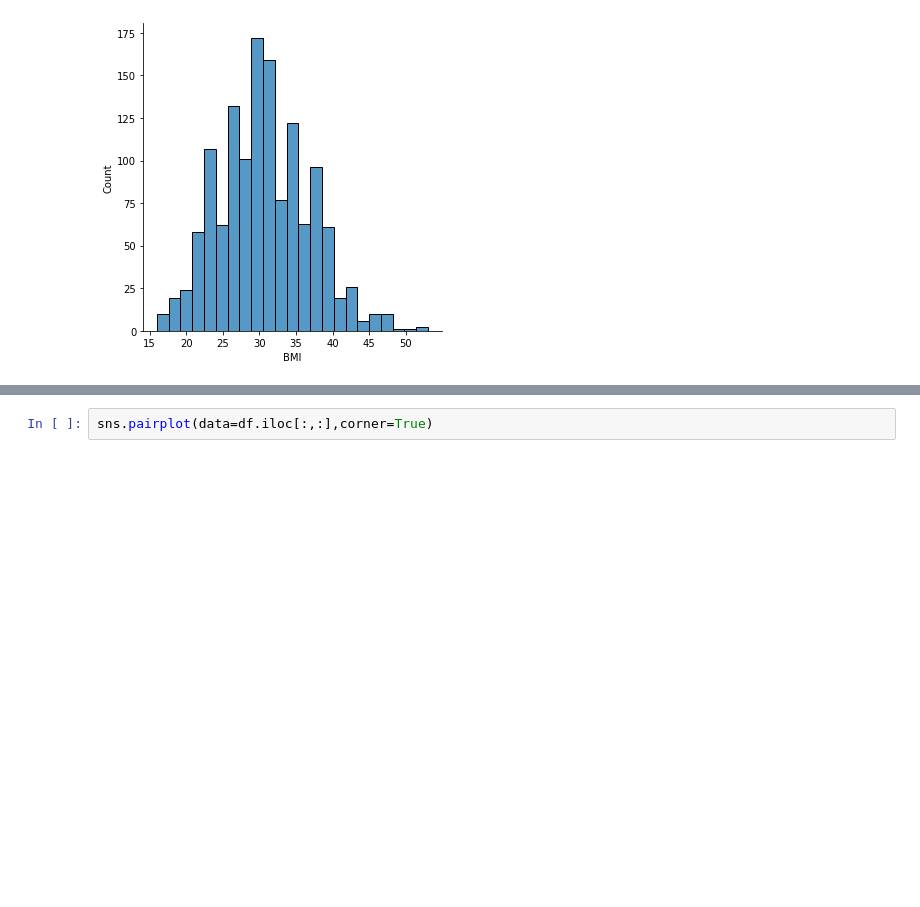
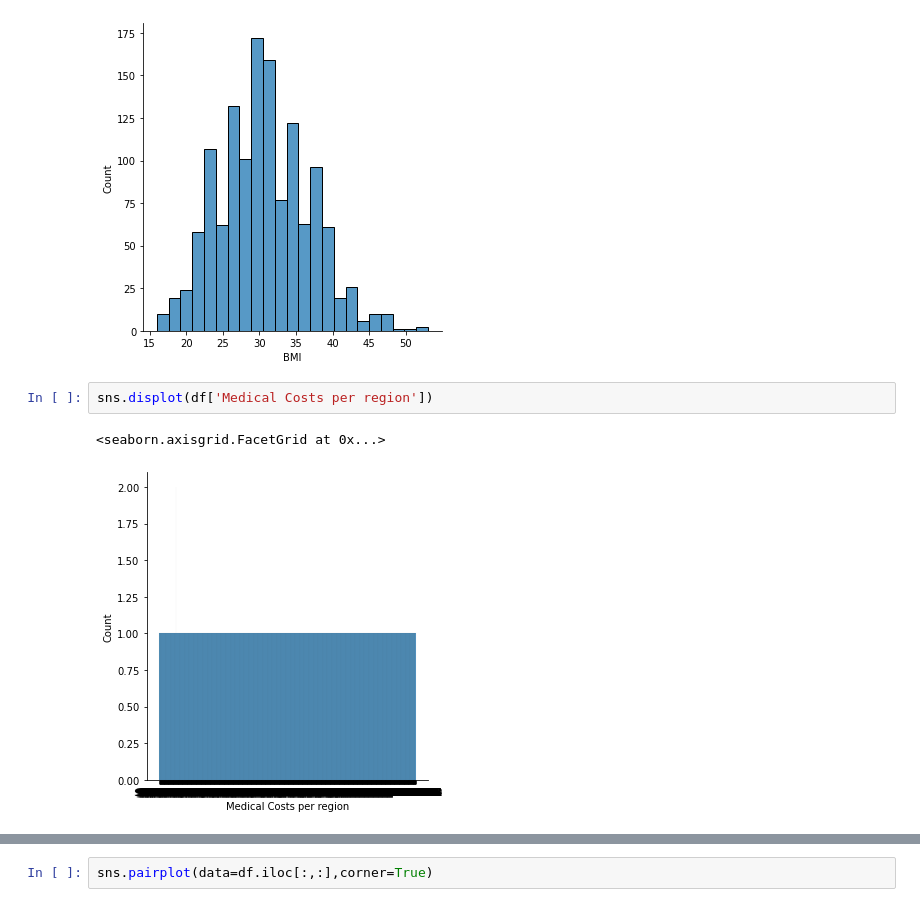
Before and after one commit to data301-2020-winter2/course-project-group_1015, a Jupyter notebook: analysis/Johnny/EDA.ipynb, the cells around one changed output, grey strips where cells are left out. Saved outputs shown, nothing was run; the diff lists cells and outputs as text; blank space fills up the shorter version.

```diff
--- a/analysis/Johnny/EDA.ipynb
+++ b/analysis/Johnny/EDA.ipynb
@@ -111,6 +110,11 @@ sns.displot(df['BMI'])
 # %% [output]
 <seaborn.axisgrid.FacetGrid at 0x...>
 [figure]
+# %%
+sns.displot(df['Medical Costs per region'])
+# %% [output]
+<seaborn.axisgrid.FacetGrid at 0x...>
+[figure, added]
 # %%
 sns.barplot(x = 'Age', y = 'BMI', data = df)
 # %% [output]
```
Also changed, not shown: parts of 15 cells of this notebook, 3 other files.
